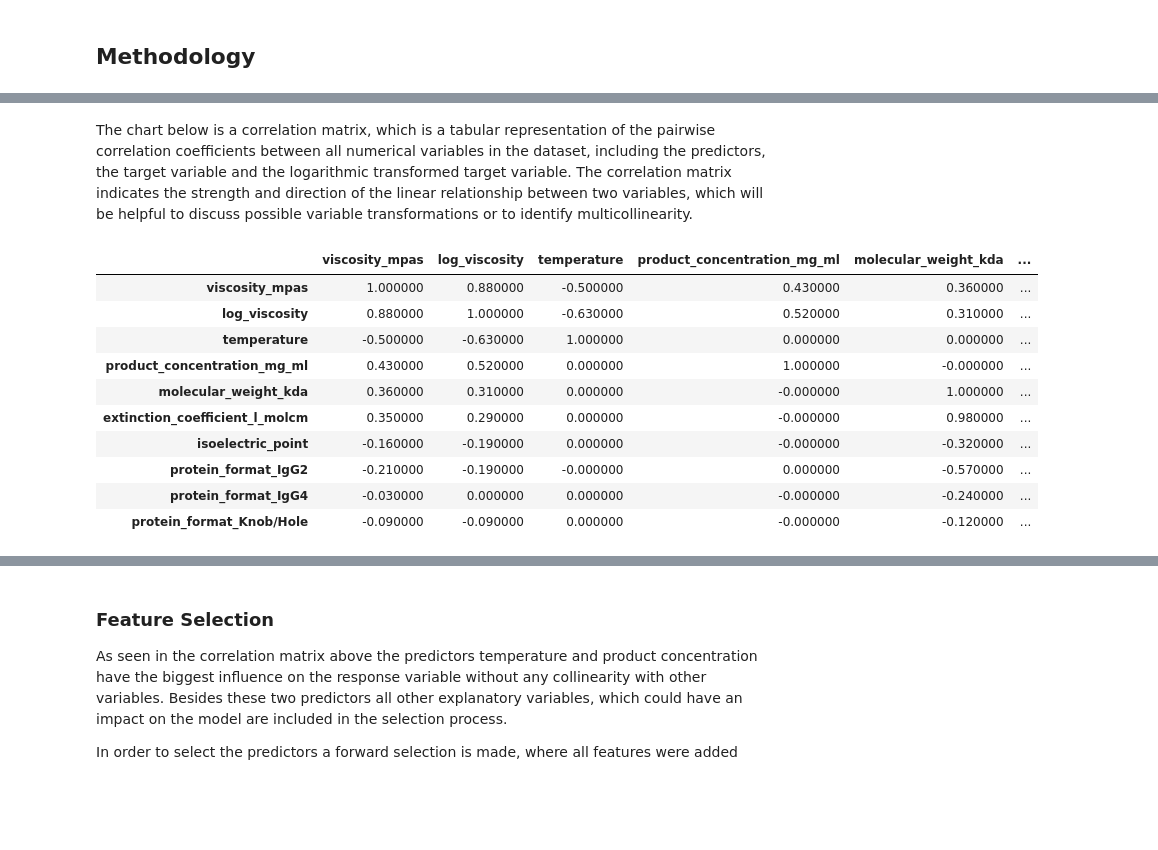
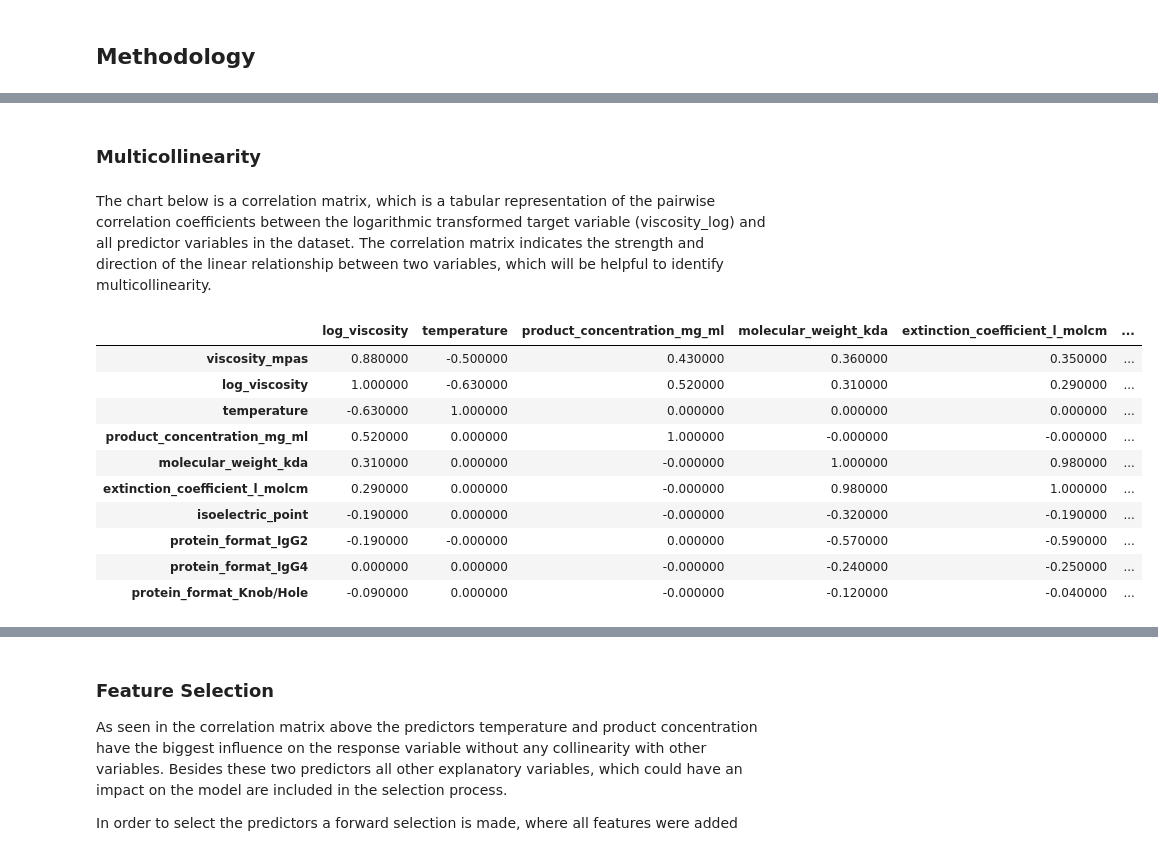
Before and after one commit to hempelt/project, a Jupyter notebook: reports/report.ipynb, the cells around one changed output, grey strips where cells are left out. Saved outputs shown, nothing was run; the diff lists cells and outputs as text; code cells hidden in the pictures; blank space fills up the shorter version.

Commit message:
Methodology final draft

```diff
--- a/reports/report.ipynb
+++ b/reports/report.ipynb
@@ -255,18 +286,19 @@ df.head()
+# %% [markdown]
+### Multicollinearity
 # %% [markdown]
-The chart below is a correlation matrix, which is a tabular representation of the pairwise correlation coefficients between all numerical variables in the dataset, including the predictors, the target variable and the logarithmic transformed target variable. The correlation matrix indicates the strength and direction of the linear relationship between two variables, which will be helpful to discuss possible variable transformations or to identify multicollinearity.
+The chart below is a correlation matrix, which is a tabular representation of the pairwise correlation coefficients between the logarithmic transformed target variable (viscosity_log) and all  predictor variables in the dataset. The correlation matrix indicates the strength and direction of the linear relationship between two variables, which will be helpful to identify multicollinearity.
 # %%
-corr = df.corr(method='pearson').round(2)
-corr_blues = corr.style.background_gradient(cmap='Blues', axis=None, gmap=corr.abs())
-corr_blues
+corr_blues_all = corr.drop(columns=['viscosity_mpas']).style.background_gradient(cmap='Blues', axis=None, gmap=corr.abs())
+corr_blues_all
 # %% [output]
-|  | viscosity_mpas | log_viscosity | temperature | product_concentration_mg_ml | molecular_weight_kda | ... |
-| viscosity_mpas | 1.000000 | 0.880000 | -0.500000 | 0.430000 | 0.360000 | ... |
-| log_viscosity | 0.880000 | 1.000000 | -0.630000 | 0.520000 | 0.310000 | ... |
-| temperature | -0.500000 | -0.630000 | 1.000000 | 0.000000 | 0.000000 | ... |
-| product_concentration_mg_ml | 0.430000 | 0.520000 | 0.000000 | 1.000000 | -0.000000 | ... |
-| molecular_weight_kda | 0.360000 | 0.310000 | 0.000000 | -0.000000 | 1.000000 | ... |
-| extinction_coefficient_l_molcm | 0.350000 | 0.290000 | 0.000000 | -0.000000 | 0.980000 | ... |
-| isoelectric_point | -0.160000 | -0.190000 | 0.000000 | -0.000000 | -0.320000 | ... |
-| protein_format_IgG2 | -0.210000 | -0.190000 | -0.000000 | 0.000000 | -0.570000 | ... |
-| protein_format_IgG4 | -0.030000 | 0.000000 | 0.000000 | -0.000000 | -0.240000 | ... |
-| protein_format_Knob/Hole | -0.090000 | -0.090000 | 0.000000 | -0.000000 | -0.120000 | ... |
+|  | log_viscosity | temperature | product_concentration_mg_ml | molecular_weight_kda | extinction_coefficient_l_molcm | ... |
+| viscosity_mpas | 0.880000 | -0.500000 | 0.430000 | 0.360000 | 0.350000 | ... |
+| log_viscosity | 1.000000 | -0.630000 | 0.520000 | 0.310000 | 0.290000 | ... |
+| temperature | -0.630000 | 1.000000 | 0.000000 | 0.000000 | 0.000000 | ... |
+| product_concentration_mg_ml | 0.520000 | 0.000000 | 1.000000 | -0.000000 | -0.000000 | ... |
+| molecular_weight_kda | 0.310000 | 0.000000 | -0.000000 | 1.000000 | 0.980000 | ... |
+| extinction_coefficient_l_molcm | 0.290000 | 0.000000 | -0.000000 | 0.980000 | 1.000000 | ... |
+| isoelectric_point | -0.190000 | 0.000000 | -0.000000 | -0.320000 | -0.190000 | ... |
+| protein_format_IgG2 | -0.190000 | -0.000000 | 0.000000 | -0.570000 | -0.590000 | ... |
+| protein_format_IgG4 | 0.000000 | 0.000000 | -0.000000 | -0.240000 | -0.250000 | ... |
+| protein_format_Knob/Hole | -0.090000 | 0.000000 | -0.000000 | -0.120000 | -0.040000 | ... |
```
Also changed, not shown: parts of 20 cells of this notebook, 1 other file.
